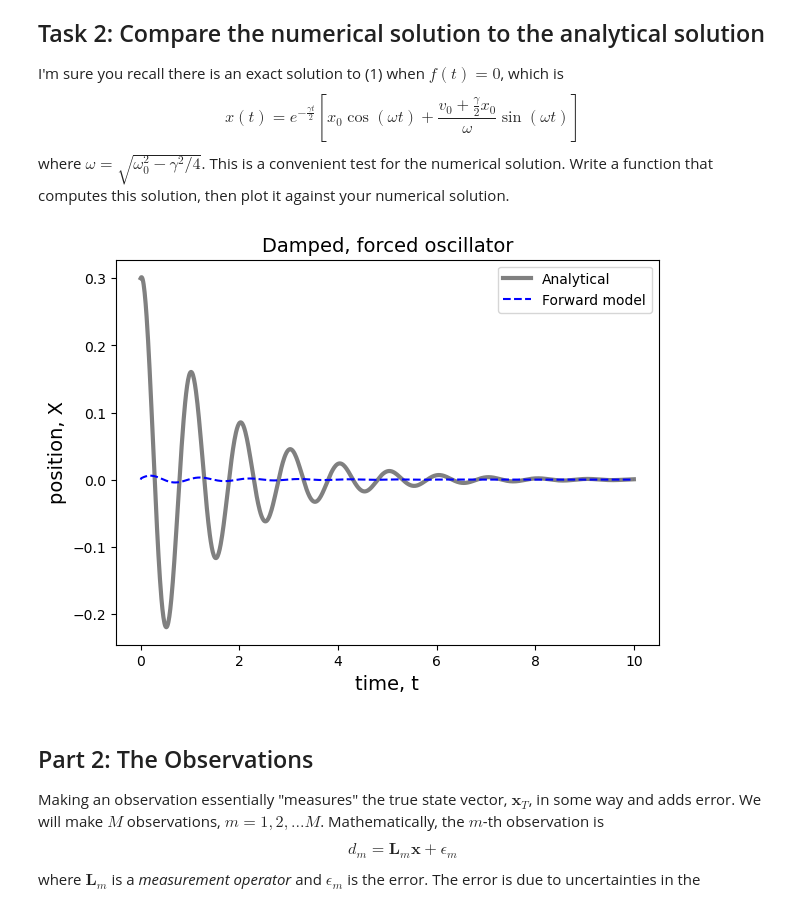
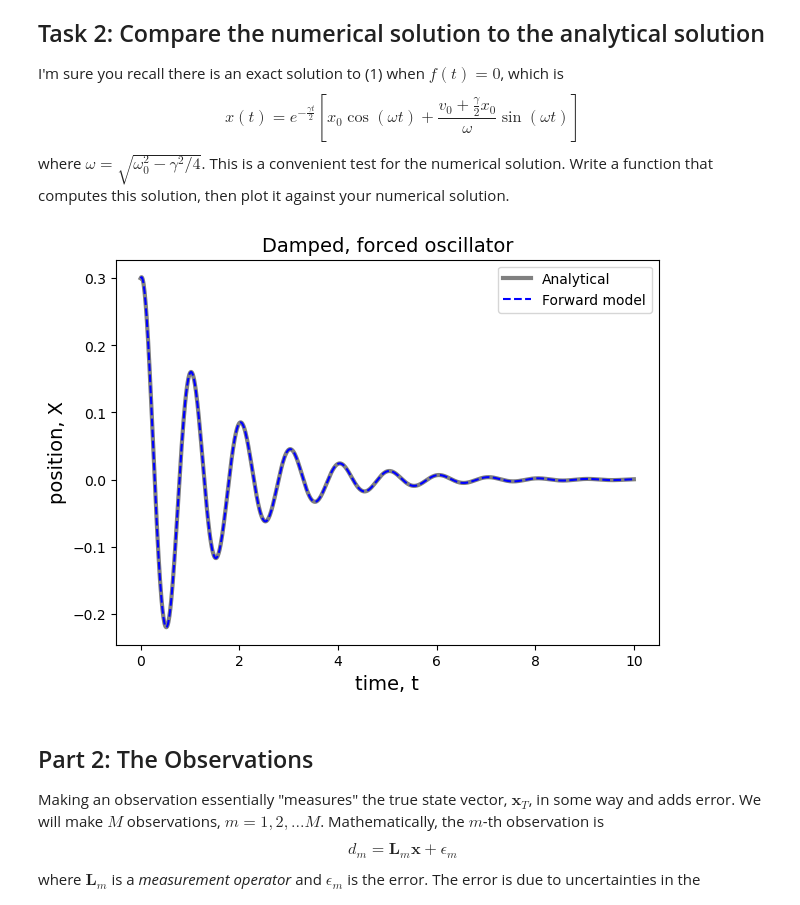
Before and after one commit to smkellyUMN/data-assimilation-lab-Someone0ddd, a Jupyter notebook: data_assimilation.ipynb, the cells around one changed output. Cells and saved outputs as stored; diff of their text form; code cells hidden in the pictures.

```diff
--- a/data_assimilation.ipynb
+++ b/data_assimilation.ipynb
@@ -101,7 +101,7 @@ import matplotlib.pyplot as plt
 # Parameters
 T=10
 N=1000
-omega0=2*np.pi;
+omega0=2*np.pi
 gamma=omega0/5.0
 x0=.3
 v0=.2
@@ -113,8 +113,7 @@ dt=t[1]-t[0]
 # Define the analytical solution for a weakly damped oscillator
 def calc_theory(t,omega0,gamma):
     # YOUR CODE HERE
-    omega = np.sqrt(omega0**2 - (gamma**2)/4)
-    x = np.exp(-gamma*t/2)*(x0*np.cos(omega*t) + (v0 + (gamma/2)*x0)/omega * np.sin(omega*t))
+    x = np.exp(-gamma*t/2)*(x0*np.cos(np.sqrt(omega0**2-(gamma**2/4))*t) + ((v0 + (gamma/2)*x0)/np.sqrt(omega0**2-(gamma**2/4))) * np.sin(np.sqrt(omega0**2-(gamma**2/4))*t))
     return x
 
 # Define the linear operator A so that the damped harmonic oscillator is Ax=f
@@ -142,44 +141,41 @@ def calc_A(t,omega0,gamma):
     # Define the rest of the equations using centered differences
     # YOUR CODE HERE
     for n in range(2, N):
-        A[n,n-1] = a_minus
-        A[n,n] = a_0
-        if n< N-1:
-            A[n,n+1] = a_plus
+        A[n,n] = a_plus
+        A[n,n-1] = a_0
+        A[n,n-2] = a_minus
     return A
 
 # Define the forcing vector
 f=np.zeros(N)
 
 # 1st equation is just x0=x0
 # YOUR CODE HERE
-a_minus = 1/dt**2 - gamma/(2*dt)
-f[1] = a_minus * (2*dt*v0)
+f[0] = x0
 # 2nd equation uses v0 to specify the ghost point x_{-1}
 # YOUR CODE HERE
-
+f[1] = a_minus * (2*dt*v0)
 # Run the model by solving a linear system Ax=f
 #xF=???? # YOUR CODE HERE
-A = calc_A(t,omega0,gamma)
-xF = np.linalg.solve(A,f)
+xF = np.linalg.solve(calc_A(t,omega0,gamma),f)
 
 x_theory=calc_theory(t,omega0,gamma)
 
 # Plot
 fig = plt.figure(1,figsize=(7, 5), dpi=100)
 plt.clf()
 ax = fig.gca()
 plt.plot(t,x_theory,'-',color='gray',label='Analytical',linewidth=3)
 plt.plot(t,xF,'b--',label='Forward model')
 plt.title(r'Damped, forced oscillator', fontsize=14)
 plt.xlabel('time, t', fontsize=14)
 plt.ylabel('position, X', fontsize=14)
 
 plt.legend(loc='upper right')
 
 plt.show()
 # %% [output]
-[figure, old version]
+[figure, new version]
 # %% [markdown]
 ## Part 2: The Observations
 
```
Also changed, not shown: parts of 1 cell of this notebook.
